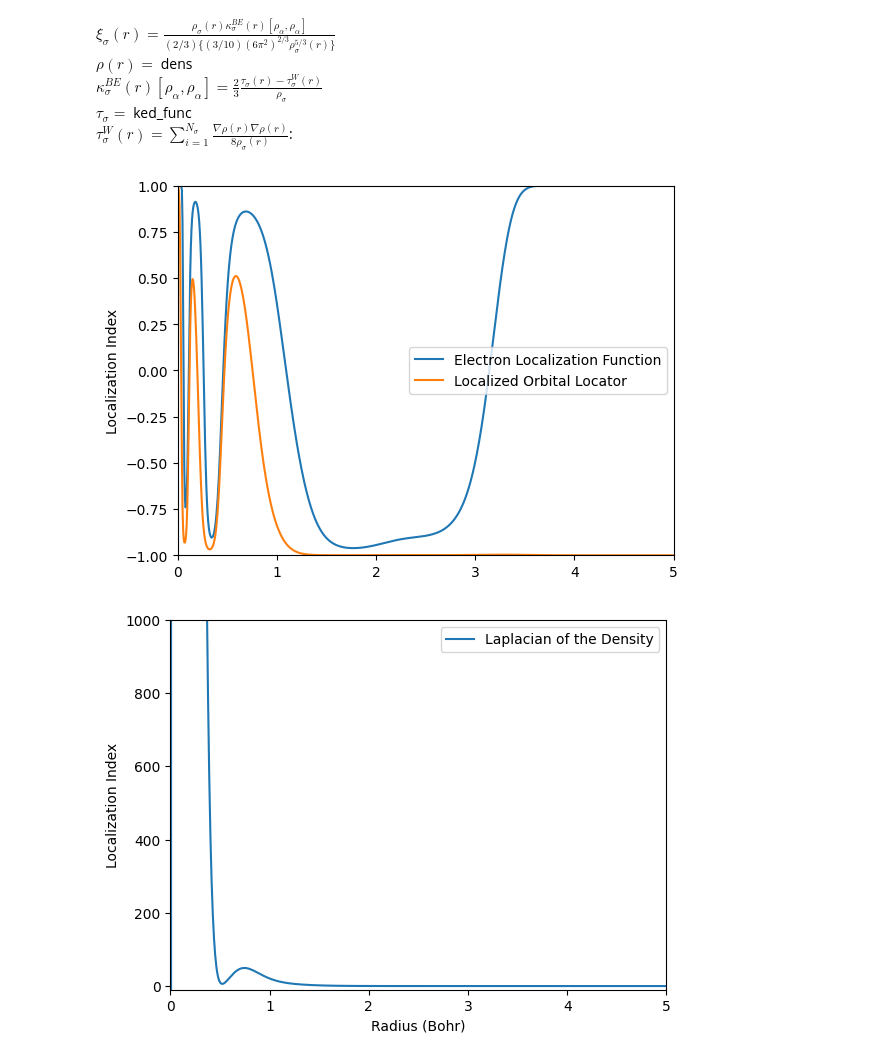
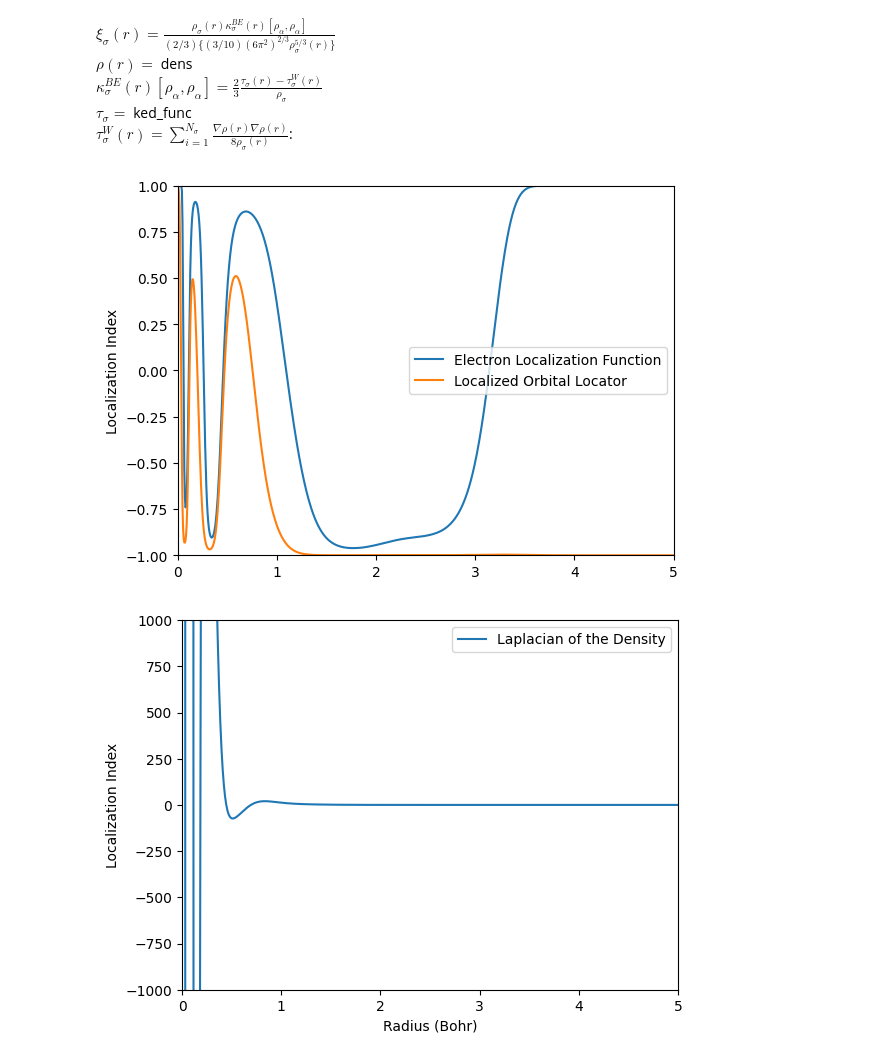
Before and after one commit to JannisErhard/Using_AtomDB, a Jupyter notebook: Localisation.ipynb, the cells around one changed output. Drawn from its saved outputs; the diff is of its cells as text; code cells hidden in the pictures.

```diff
--- a/Localisation.ipynb
+++ b/Localisation.ipynb
@@ -86,7 +86,7 @@ def evaluate_splines(atom_obj,grid):
     # Evaluate the density and its derivatives on the grid
     rho = dens_spline(grid)
     grad_rho = d_dens_spline(grid)
-    lapl_rho = dd_dens_spline(grid)
+    lapl_rho = dd_dens_spline(grid) + 2.0 * d_dens_spline(grid)/grid
     tau = tau_spline(grid)
 
     return rho, grad_rho, lapl_rho, tau
@@ -233,28 +233,28 @@ loc_index_lol = loc_index(xi_lol_array)
 # %%
 # Plot the localized orbital locator, electron localization function, and Laplacian.
 plt.figure()
 plt.plot(rad_grid, loc_index_elf, label="Electron Localization Function")
 plt.plot(rad_grid, loc_index_lol, label="Localized Orbital Locator")
 #plt.plot(rad_grid, lapl_rho, label="Laplacian of the Density")
 # Set x and y limits
 plt.ylim(-1, 1)
 plt.xlim(0, 5)
 plt.ylabel("Radius (Bohr)")
 plt.ylabel("Localization Index")
 plt.legend()
 plt.show()
 
 # Plot the Laplacian.
 plt.figure()
 #plt.plot(rad_grid, loc_index_elf, label="Electron Localization Function")
 #plt.plot(rad_grid, loc_index_lol, label="Localized Orbital Locator")
-plt.ylim(-10, 1000)
+plt.ylim(-1000, 1000)
 plt.xlim(0, 5)
 plt.plot(rad_grid, lapl_rho, label="Laplacian of the Density")
 plt.xlabel("Radius (Bohr)")
 plt.ylabel("Localization Index")
 plt.legend()
 plt.show()
 # %% [output]
 [figure]
-[figure, old version]
+[figure, new version]
```
Also changed, not shown: parts of 2 cells of this notebook.
